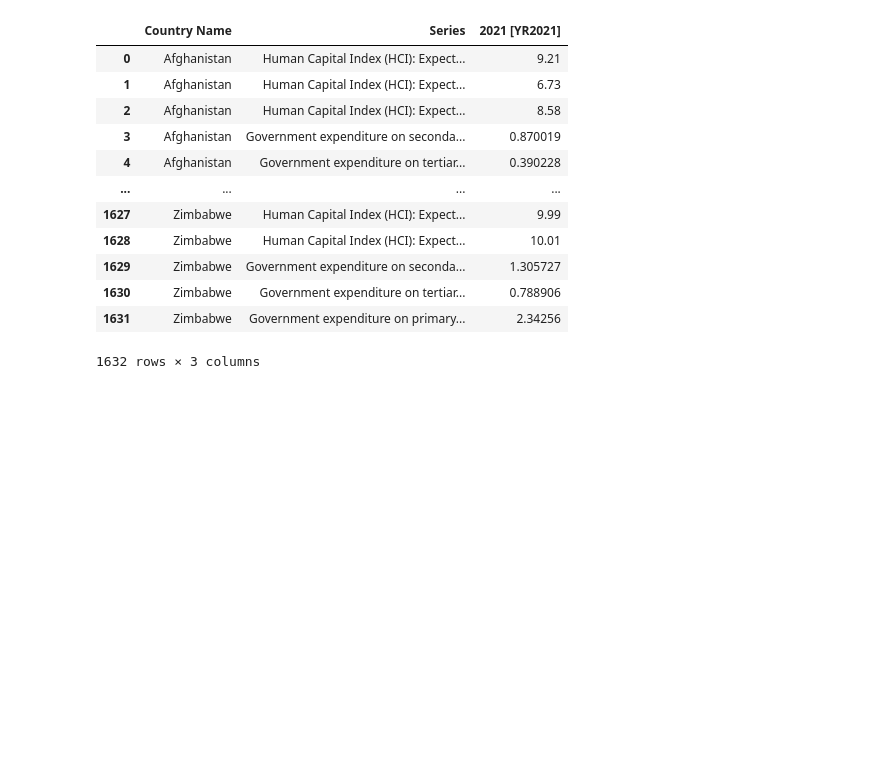
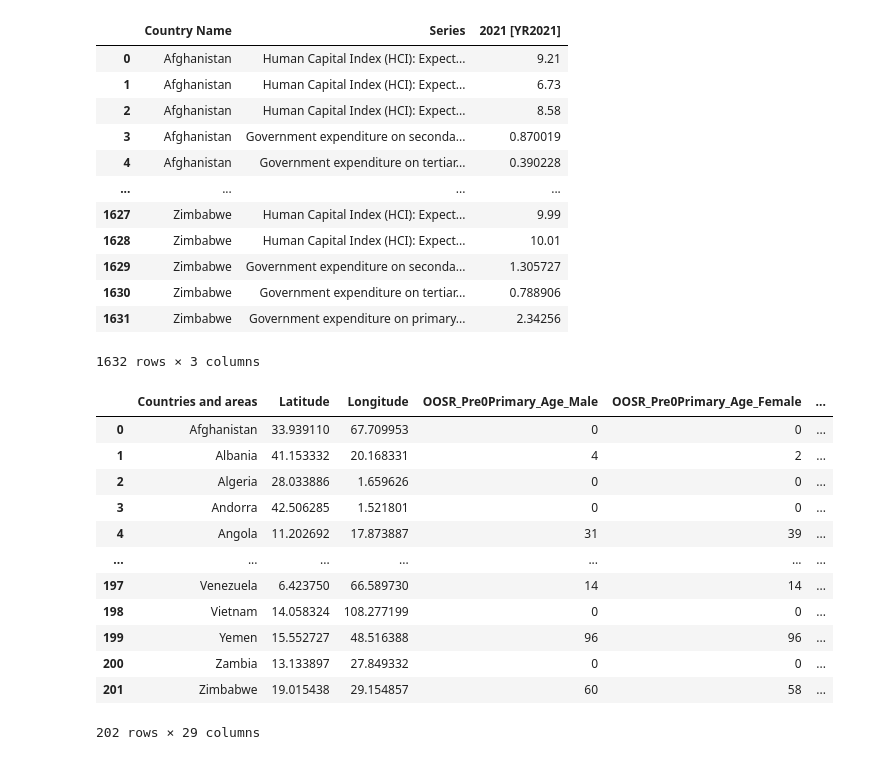
Before and after one commit to Jordan-Conway/DA-V-CA, a Jupyter notebook: index.ipynb, the cells around one changed output. Saved outputs shown, nothing was run; the diff lists cells and outputs as text; code cells hidden in the pictures; blank space fills up the shorter version.

```diff
--- a/index.ipynb
+++ b/index.ipynb
@@ -249,6 +249,22 @@ for index, _ in world_bank_education_data.iterrows():
         final_world_bank_education_data.at[final_world_bank_education_data.index[-1], "country"] = country
         indexes.append(len(final_world_bank_education_data) -1)
     final_world_bank_education_data.at[indexes[0], indicator] = world_bank_education_data.iloc[index]["2021 [YR2021]"]
+# %%
+world_education_data
+# %% [output]
+|  | Countries and areas | Latitude | Longitude | OOSR_Pre0Primary_Age_Male | OOSR_Pre0Primary_Age_Female | ... |
+| 0 | Afghanistan | 33.939110 | 67.709953 | 0 | 0 | ... |
+| 1 | Albania | 41.153332 | 20.168331 | 4 | 2 | ... |
+| 2 | Algeria | 28.033886 | 1.659626 | 0 | 0 | ... |
+| 3 | Andorra | 42.506285 | 1.521801 | 0 | 0 | ... |
+| 4 | Angola | 11.202692 | 17.873887 | 31 | 39 | ... |
+| ... | ... | ... | ... | ... | ... | ... |
+| 197 | Venezuela | 6.423750 | 66.589730 | 14 | 14 | ... |
+| 198 | Vietnam | 14.058324 | 108.277199 | 0 | 0 | ... |
+| 199 | Yemen | 15.552727 | 48.516388 | 96 | 96 | ... |
+| 200 | Zambia | 13.133897 | 27.849332 | 0 | 0 | ... |
+| 201 | Zimbabwe | 19.015438 | 29.154857 | 60 | 58 | ... |
+202 rows × 29 columns
 # %%
 # Joining data together
 # %%
```
